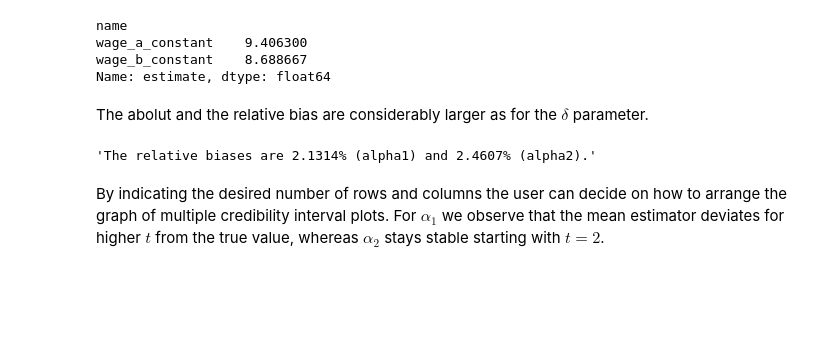
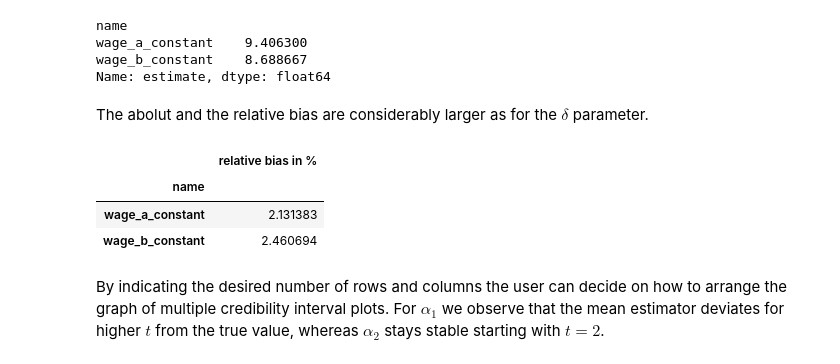
Before and after one commit to manuhuth/respyabc, a Jupyter notebook: docs/source/tutorials/ose_grading.ipynb, the cells around one changed output. Cells and saved outputs as stored; diff of their text form; code cells hidden in the pictures; blank space fills up the shorter version.

```diff
--- a/docs/source/tutorials/ose_grading.ipynb
+++ b/docs/source/tutorials/ose_grading.ipynb
@@ -402,13 +402,17 @@ The abolut and the relative bias are considerably larger as for the $\delta$ par
 # %%
 true_wage_a_constant = params.loc["wage_a", "constant"]["value"]
 true_wage_b_constant = params.loc["wage_b", "constant"]["value"]
 true_wage_constants = np.array([true_wage_a_constant, true_wage_b_constant])
-rel_bias_two_parameter = (
-    np.array(estimate_multi_alpha) / true_wage_constants - 1
-) * 100
-f"The relative biases are {rel_bias_two_parameter[0]:0.4f}% (alpha1) and {rel_bias_two_parameter[1]:0.4f}% (alpha2)."
+rel_bias_two = (np.array(estimate_multi_alpha) / true_wage_constants - 1) * 100
+df_rel_bias_two = pd.DataFrame(
+    data=rel_bias_two, index=estimate_multi_alpha.index, columns=["relative bias in %"]
+)
+df_rel_bias_two
 # %% [output]
-'The relative biases are 2.1314% (alpha1) and 2.4607% (alpha2).'
+|  | relative bias in % |
+| name |  |
+| wage_a_constant | 2.131383 |
+| wage_b_constant | 2.460694 |
 # %% [markdown]
 By indicating the desired number of rows and columns the user can decide on how to arrange the graph of multiple credibility interval plots. For $\alpha_1$ we observe that the mean estimator deviates for higher $t$ from the true value, whereas $\alpha_2$ stays stable starting with $t=2$.
 # %%
```
Also changed, not shown: parts of 12 cells of this notebook.
